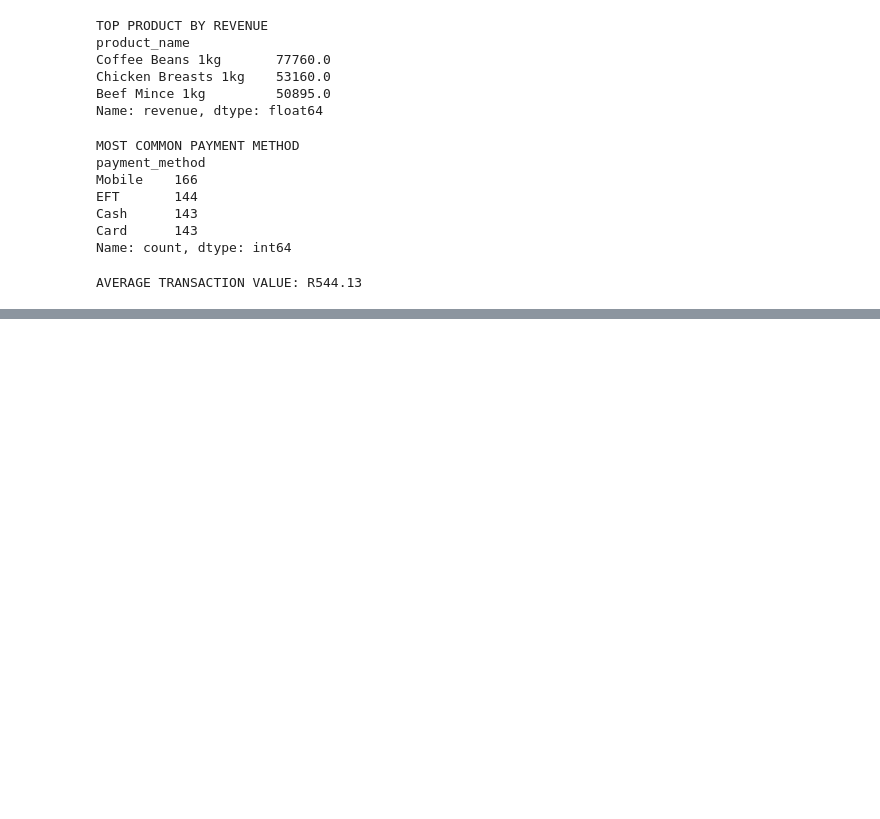
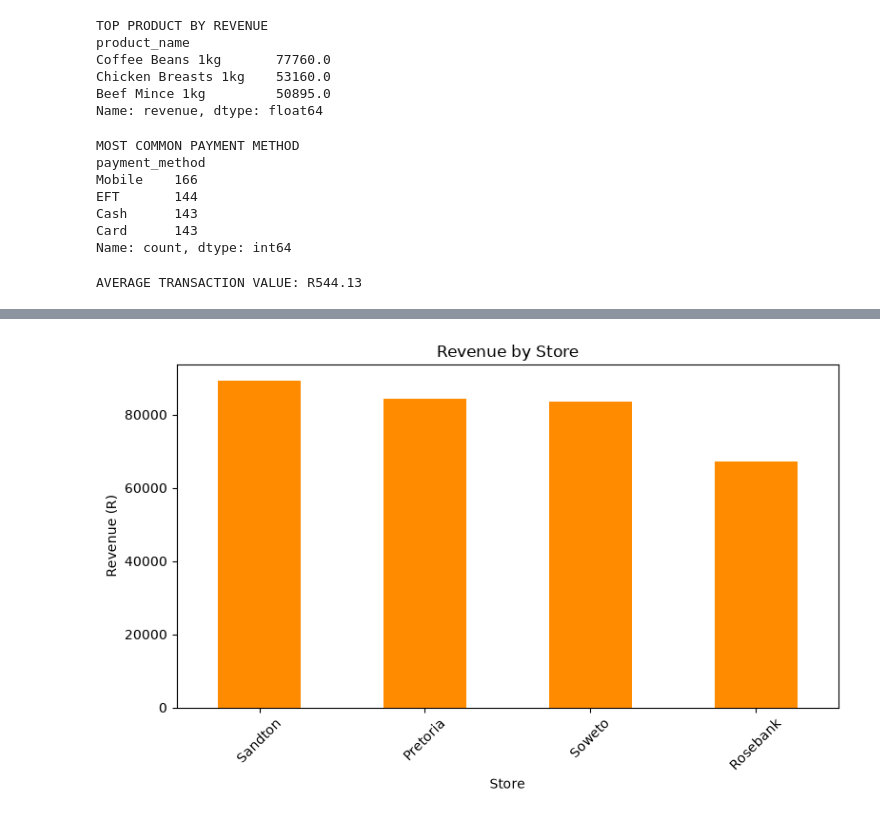
Before and after one commit to sandisiweluke17/retail-sales-analysis, a Jupyter notebook: analysis.ipynb, the cells around one changed output, grey strips where cells are left out. Saved outputs shown, nothing was run; the diff lists cells and outputs as text; code cells hidden in the pictures; blank space fills up the shorter version.

```diff
--- a/analysis.ipynb
+++ b/analysis.ipynb
@@ -136,0 +152,13 @@ AVERAGE TRANSACTION VALUE: R544.13
+# %%
+# Chart 2: Revenue by store (bar)
+plt.figure(figsize=(8, 5))
+revenue_by_store.plot(kind="bar", color="darkorange")
+plt.title("Revenue by Store")
+plt.xlabel("Store")
+plt.ylabel("Revenue (R)")
+plt.xticks(rotation=45)
+plt.tight_layout()
+plt.savefig("charts/revenue_by_store.png")
+plt.show()
+# %% [output]
+[figure, added]
```
Also changed, not shown: parts of 2 cells of this notebook, 3 other files.
